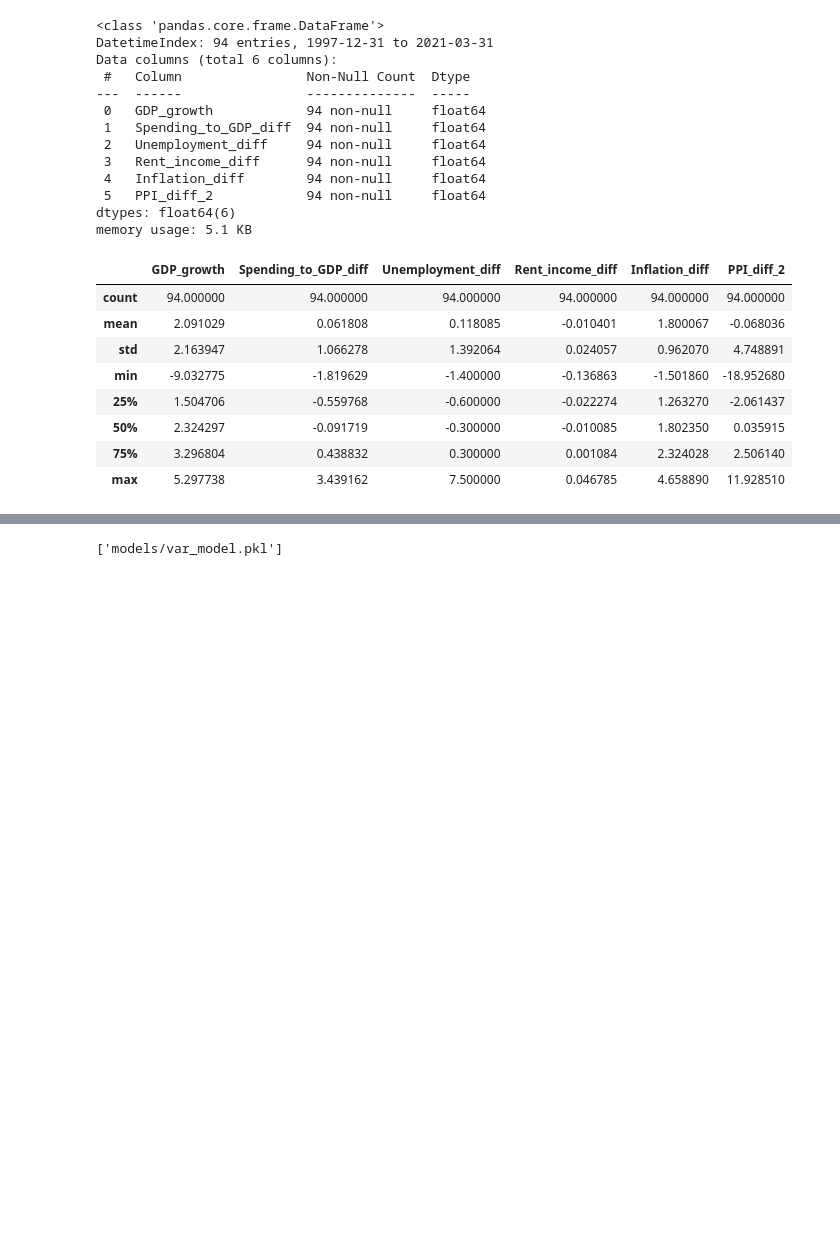
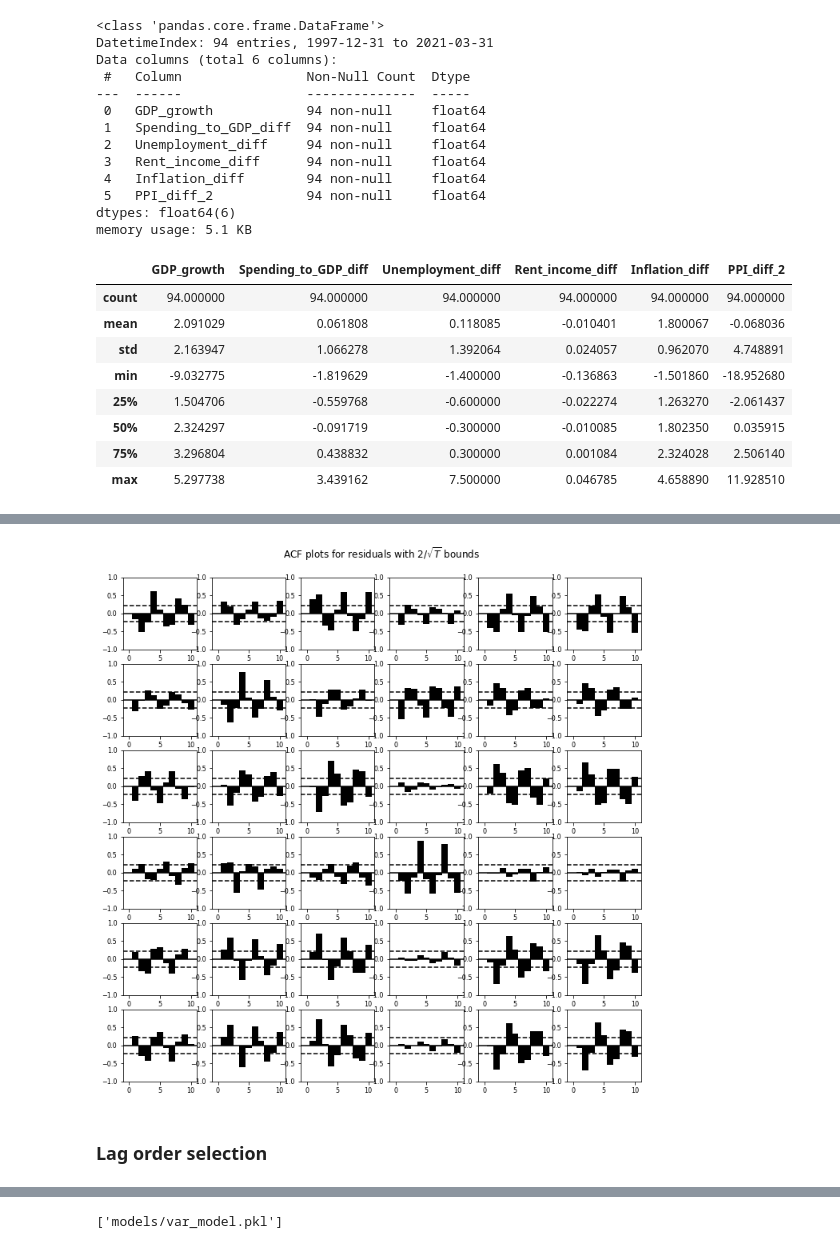
Before and after one commit to hoytlui/GDP-Growth-Forecast-Multivariate-Time-Series-Analysis, a Jupyter notebook: 4_preprocessing.ipynb, the cells around one changed output, grey strips where cells are left out. Drawn from its saved outputs; the diff is of its cells as text; code cells hidden in the pictures; blank space fills up the shorter version.

Commit message:
added lag order selection

```diff
--- a/4_preprocessing.ipynb
+++ b/4_preprocessing.ipynb
@@ -96,0 +141,8 @@ PPI_diff_2                0.185700             -0.357316          -0.202475
+# %%
+# Plot time series autocorrelation function
+results.plot_acorr()
+plt.show()
+# %% [output]
+[figure, added]
+# %% [markdown]
+### Lag order selection
```
Also changed, not shown: parts of 20 cells of this notebook.
